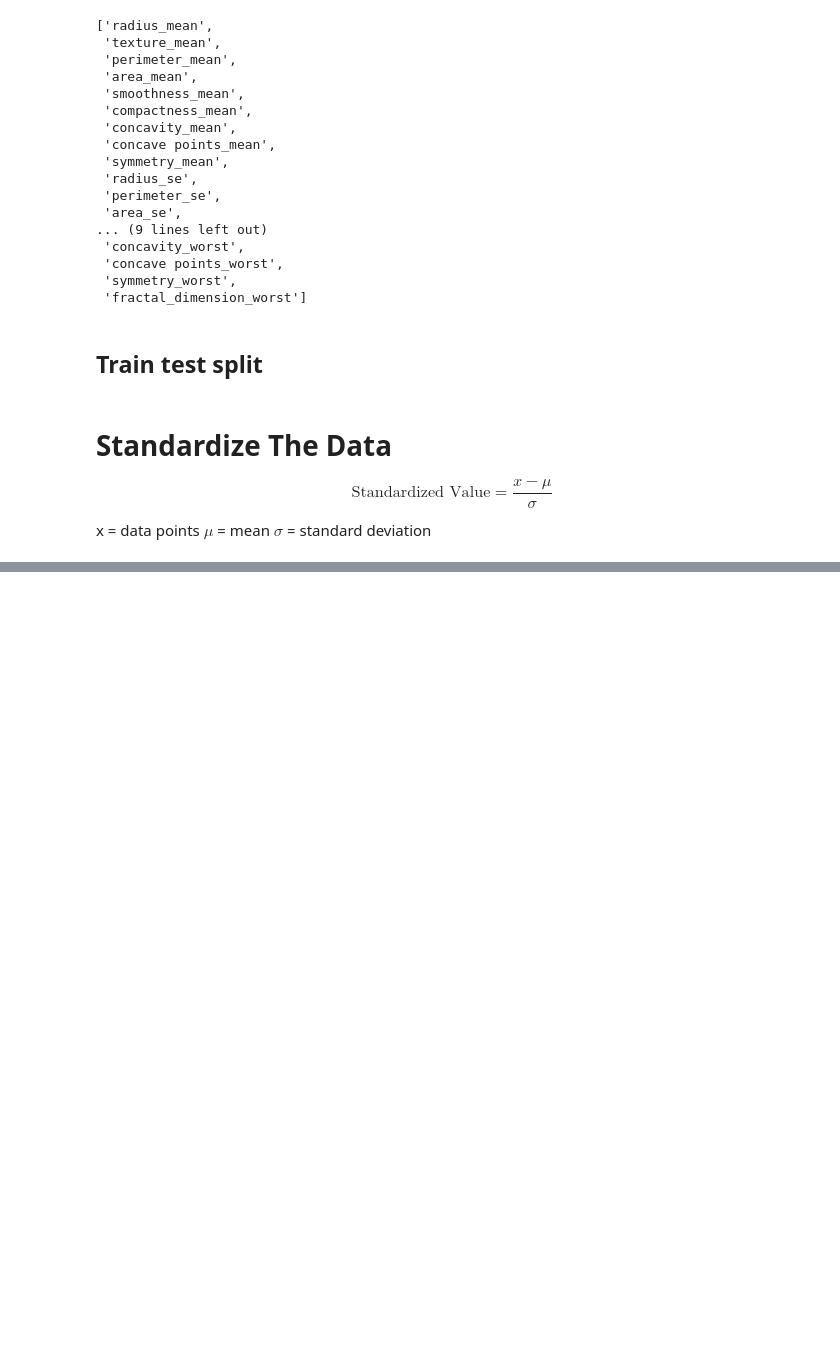
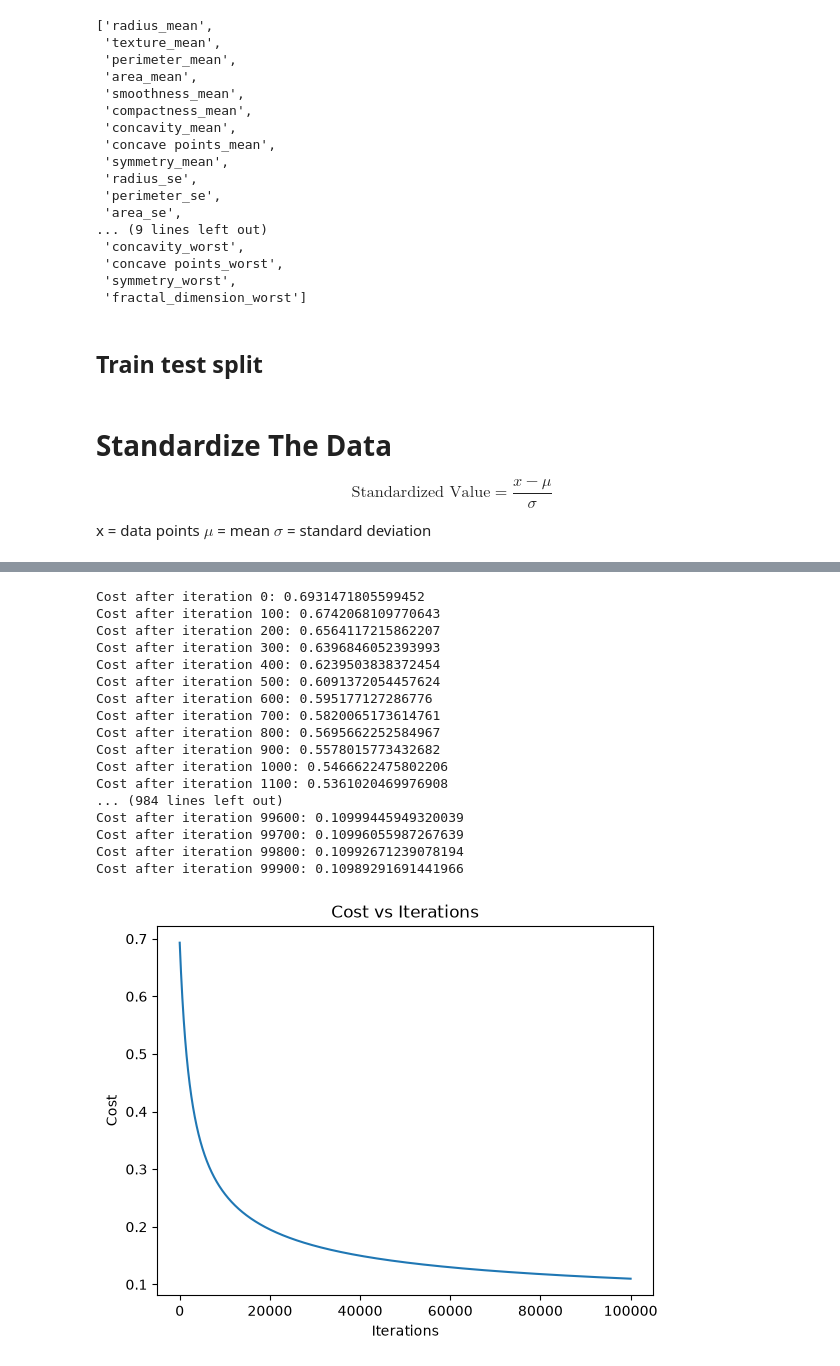
Before and after one commit to himukottra/Machine-Learning-From-Scratch, a Jupyter notebook: Logistic Regression/Logistics_Regression_From_Scratch.ipynb, the cells around one changed output, grey strips where cells are left out. Drawn from its saved outputs; the diff is of its cells as text; code cells hidden in the pictures; blank space fills up the shorter version.

```diff
--- a/Logistic Regression/Logistics_Regression_From_Scratch.ipynb
+++ b/Logistic Regression/Logistics_Regression_From_Scratch.ipynb
@@ -199,0 +220,5 @@ NameError: name 'X_train' is not defined
+# %%
+def sigmoid(z):
+    sigmoid_result = 1 / (1 + np.exp(-z)) # apply the sigmoid function to the input z
+
+    return sigmoid_result # return the result of the sigmoid function
@@ -199,0 +303,22 @@ NameError: name 'X_train' is not defined
+# %%
+lg = LogisticRegression()
+lg.fit(X_train, y_train, iterations=100000)
+# %% [output]
+Cost after iteration 0: 0.6931471805599452
+Cost after iteration 100: 0.6742068109770643
+Cost after iteration 200: 0.6564117215862207
+Cost after iteration 300: 0.6396846052393993
+Cost after iteration 400: 0.6239503838372454
+Cost after iteration 500: 0.6091372054457624
+Cost after iteration 600: 0.595177127286776
+Cost after iteration 700: 0.5820065173614761
+Cost after iteration 800: 0.5695662252584967
+Cost after iteration 900: 0.5578015773432682
+Cost after iteration 1000: 0.5466622475802206
+Cost after iteration 1100: 0.5361020469976908
+... (984 lines left out)
+Cost after iteration 99600: 0.10999445949320039
+Cost after iteration 99700: 0.10996055987267639
+Cost after iteration 99800: 0.10992671239078194
+Cost after iteration 99900: 0.10989291691441966
+[figure, added]
```
Also changed, not shown: parts of 6 cells of this notebook, 2 other files.
